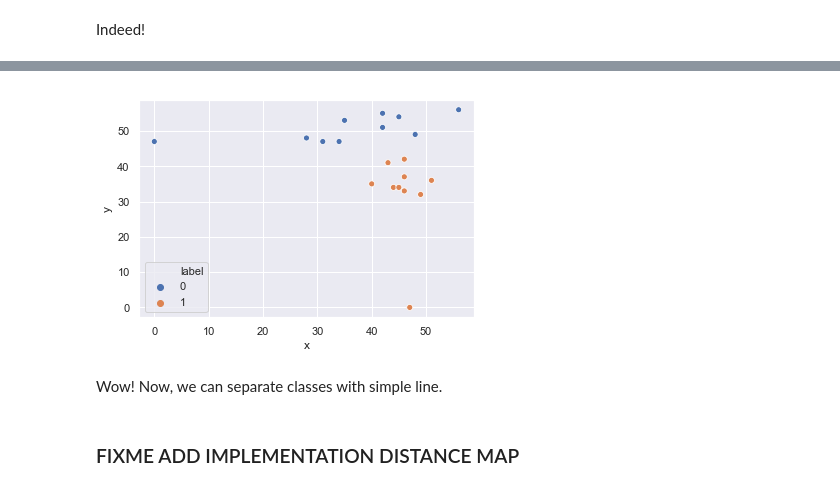
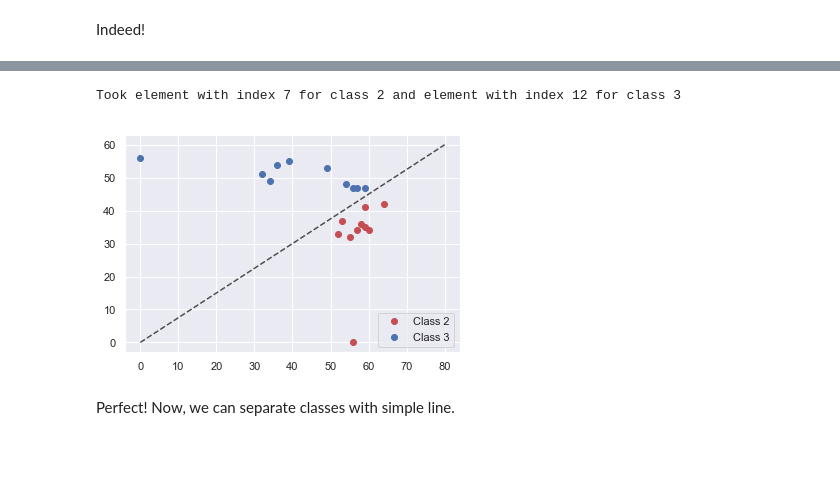
Before and after one commit to oganesManasian/Image-analysis-and-pattern-recognition, a Jupyter notebook: labs/lab_02_object_description.ipynb, the cells around one changed output, grey strips where cells are left out. Saved outputs shown, nothing was run; the diff lists cells and outputs as text; code cells hidden in the pictures; blank space fills up the shorter version.

Commit message:
Added smart index choosing for classification using Freeman code

```diff
--- a/labs/lab_02_object_description.ipynb
+++ b/labs/lab_02_object_description.ipynb
@@ -1013,16 +1006,40 @@ ind_class3 = 12
+# %%
+def cost(digit_dist_matrix, ind):
+    # Let's count sum of distances to the same class minus sum of distances to opposite class
+    # as cost function of choosing particular instance
+
+    # Extracting left and right part of row (distances from provided element)
+    left_part = digit_dist_matrix[ind][:digit_dist_matrix.shape[1] // 2]
+    right_part = digit_dist_matrix[ind][digit_dist_matrix.shape[1] // 2: ]
+
+    if ind < digit_dist_matrix.shape[1] // 2: # Class 2
+        same_class_dist, opposite_class_dist = left_part, right_part
+    else: # Class 3
+        same_class_dist, opposite_class_dist = right_part, left_part
+
+    cost = sum(same_class_dist) - sum(opposite_class_dist)
+    return cost
+# %%
+class2_costs = [cost(digit_dist_matrix, i) for i in range(digit_dist_matrix.shape[1] // 2)]
+class3_costs = [cost(digit_dist_matrix, i) for i in range(digit_dist_matrix.shape[1] // 2, digit_dist_matrix.shape[1])]
+# %%
+# Taking elements with minimal cost
+ind_class2 = np.argmin(class2_costs)
+ind_class3 = np.argmin(class3_costs) + digit_dist_matrix.shape[1] // 2
+print(f"Took element with index {ind_class2} for class 2 and element with index {ind_class3} for class 3")
+# %% [output]
+Took element with index 7 for class 2 and element with index 12 for class 3
 # %%
-feature_matrix = [(edit_dist(all_freeman_code[ind_class2], all_freeman_code[i]),
-                   edit_dist(all_freeman_code[ind_class3], all_freeman_code[i]))
-                  for i in range(len(all_freeman_code))]
+dist2 = [edit_dist(all_freeman_code[ind_class2], all_freeman_code[i]) for i in range(len(all_freeman_code))]
+dist3 = [edit_dist(all_freeman_code[ind_class3], all_freeman_code[i]) for i in range(len(all_freeman_code))]
-# %%
-# Plot
-X, Y = list(zip(*feature_matrix))
-df = pd.DataFrame(data= {'x' : X, 'y' : Y, 'label':[0] * (len(all_freeman_code) // 2) + [1] * (len(all_freeman_code) // 2)})
-sns.scatterplot(x = df.x, y = df.y, hue=df.label)
-plt.show()
-# %% [output]
-[figure, removed]
+# %%
+fig = plt.figure()
+plt.plot(dist2[digit_dist_matrix.shape[1] // 2:], dist3[digit_dist_matrix.shape[1] // 2:], "ro", label="Class 2")
+plt.plot(dist2[:digit_dist_matrix.shape[1] // 2], dist3[:digit_dist_matrix.shape[1] // 2], "bo", label="Class 3")
+plt.plot([0, 80], [0, 60], ls="--", c=".3")
+plt.legend()
+plt.show()
+# %% [output]
+[figure, added]
 # %% [markdown]
-Wow! Now, we can separate classes with simple line.
+Perfect! Now, we can separate classes with simple line.
-# %% [markdown]
-### FIXME ADD IMPLEMENTATION DISTANCE MAP
```
Also changed, not shown: parts of 6 cells of this notebook.
